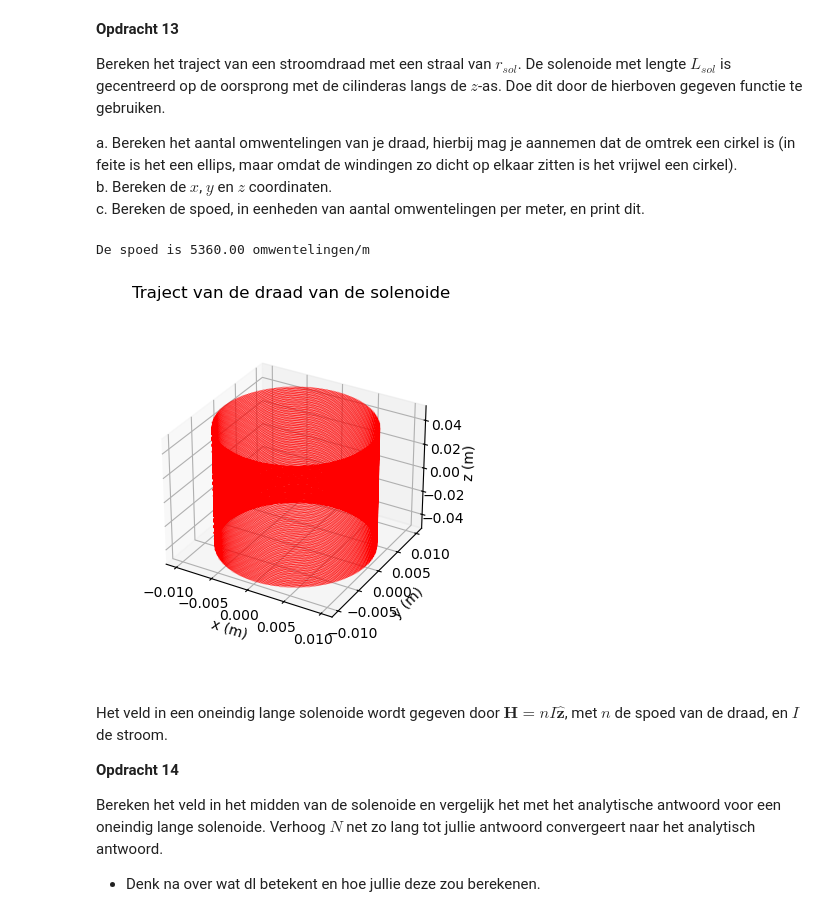
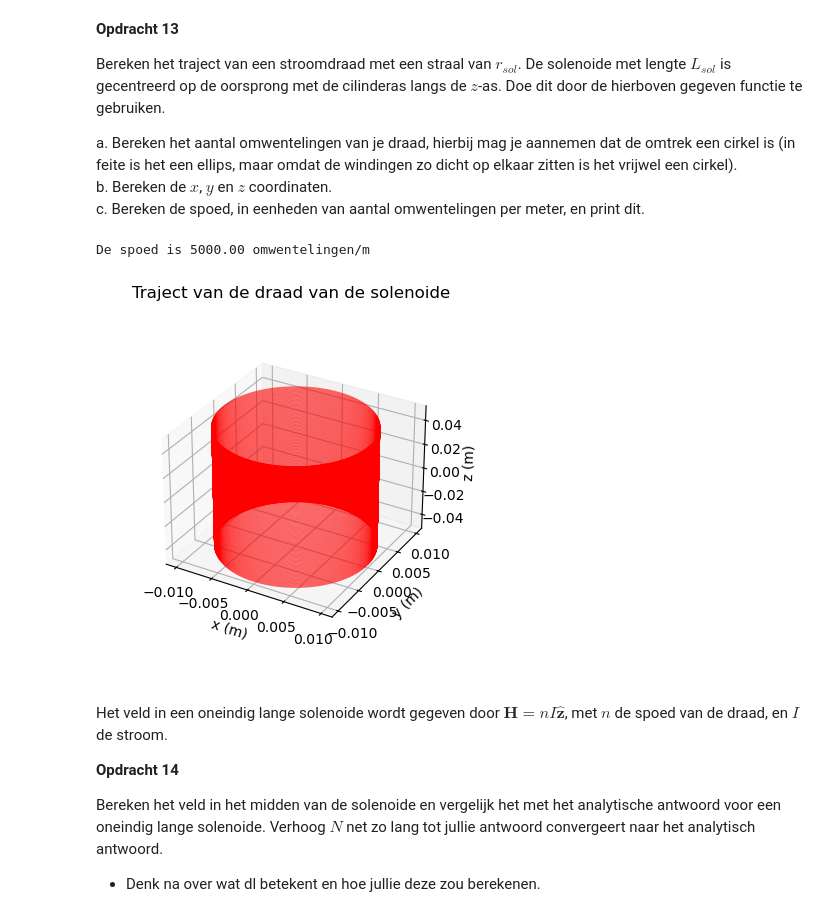
Before and after one commit to ElisabethMijnders/opdrachten-DEF-D-EM, a Jupyter notebook: DigitaleOntwerpopdrachten/2KrachtactuatorOpdracht/2KrachtactuatorOpdracht/KrachtactuatorOpdracht.ipynb, the cells around one changed output. Saved outputs shown, nothing was run; the diff lists cells and outputs as text; code cells hidden in the pictures.

```diff
--- a/DigitaleOntwerpopdrachten/2KrachtactuatorOpdracht/2KrachtactuatorOpdracht/KrachtactuatorOpdracht.ipynb
+++ b/DigitaleOntwerpopdrachten/2KrachtactuatorOpdracht/2KrachtactuatorOpdracht/KrachtactuatorOpdracht.ipynb
@@ -480,26 +480,26 @@ c. Bereken de spoed, in eenheden van aantal omwentelingen per meter, en print di
 # %%
 #dit zijn de waardes van toepassing 3
 l_draad = Ld_max_deur # Lengte draad
 r_sol = 0.010 # Straal solenoide
 L_sol = 0.10 # Lengte solenoide
-aantal_omwentelingen = l_draad/(2*np.pi*r_sol)# Aantal wikkeling
-aantal_omwentelingen = round(aantal_omwentelingen)
-N=10000 #aantal punten
+aantal_omwentelingen =500 # l_draad/(2*np.pi*r_sol)# Aantal wikkeling
+#aantal_omwentelingen = round(aantal_omwentelingen)
+N=100000 #aantal punten
 x,y,z=parametrisatie(N,r_sol,aantal_omwentelingen,L_sol)
 
 # Enkele plots
 ax=plt.figure().add_subplot(projection='3d')
 plt.title('Traject van de draad van de solenoide')
 plt.plot(x, y, z, '-r', linewidth=0.1)
 ax.set_box_aspect(aspect=None, zoom=0.8)
 ax.set_xlabel('x (m)'), ax.set_ylabel('y (m)'), ax.set_zlabel('z (m)')
 
 #spoed berekenen aantal omwentelingen per meter
 spoed_1=aantal_omwentelingen/L_sol
 print(f"De spoed is {spoed_1:.2f} omwentelingen/m")
 # %% [output]
-De spoed is 5360.00 omwentelingen/m
+De spoed is 5000.00 omwentelingen/m
-[figure, old version]
+[figure, new version]
 # %% [markdown]
 Het veld in een oneindig lange solenoide wordt gegeven door $\mathbf{H} = n I \hat{\mathbf{z}}$, met $n$ de spoed van de draad, en $I$ de stroom.
 
```
Also changed, not shown: parts of 7 cells of this notebook.
